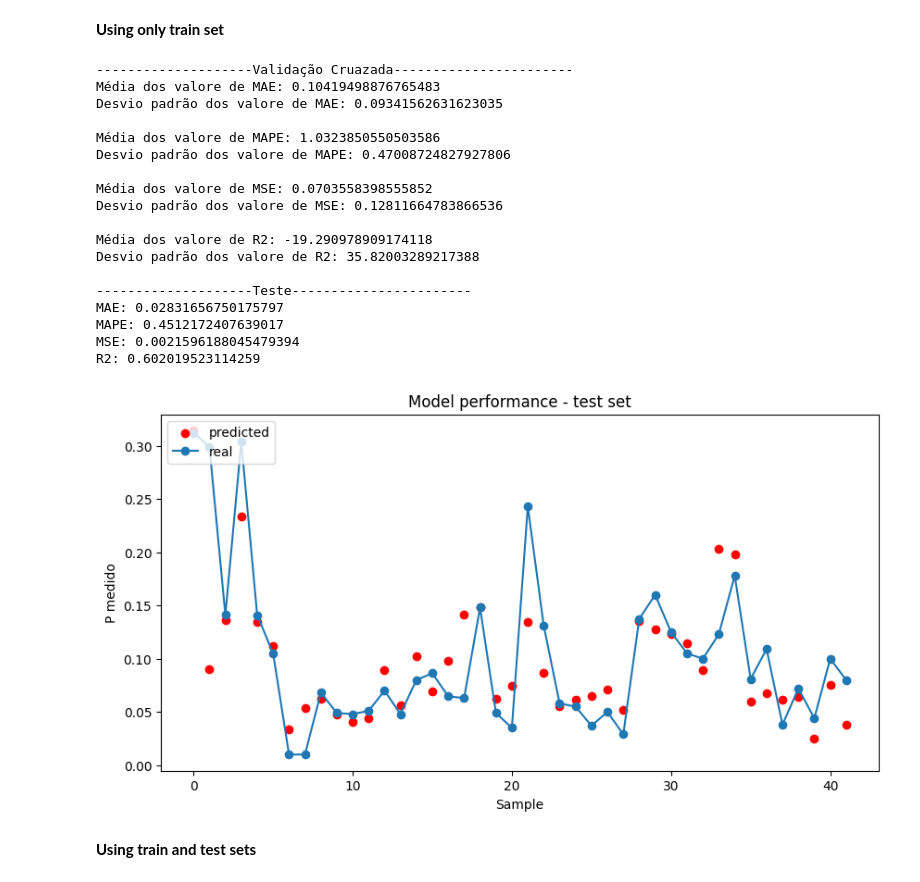
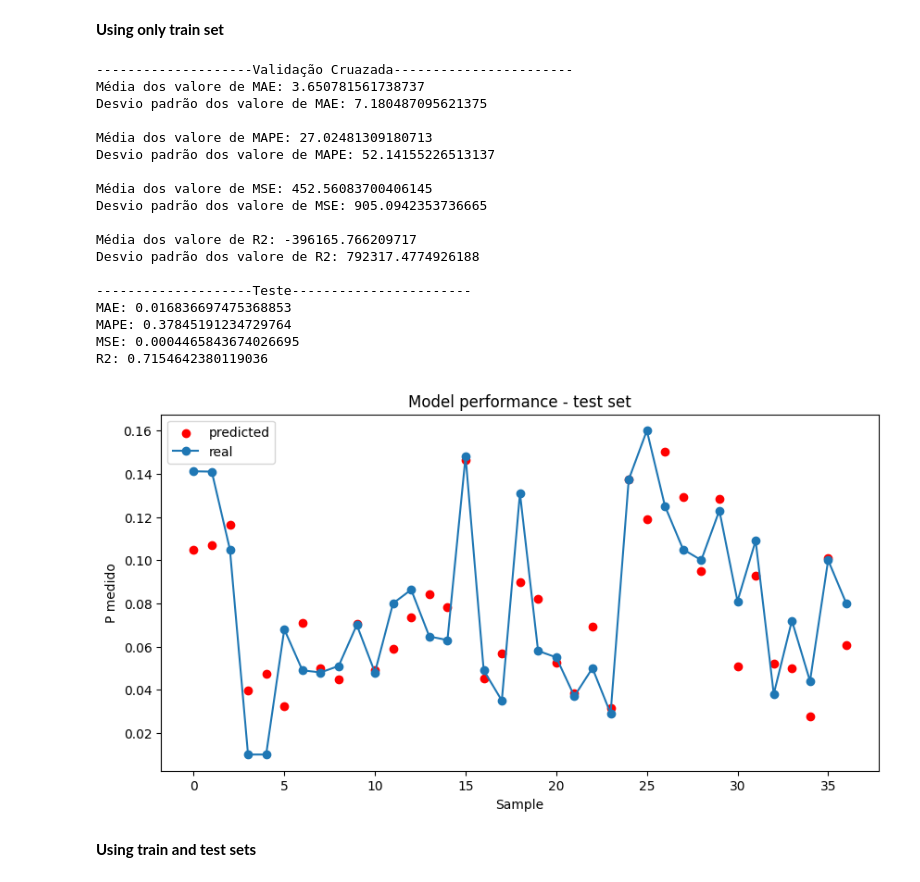
Before and after one commit to gabrie1-s/phosphorus_analysis, a Jupyter notebook: Analise_fosforo.ipynb, the cells around one changed output. Cells and saved outputs as stored; diff of their text form; code cells hidden in the pictures.

Commit message:
Variable selection by correlation + log (target_corr=0.5, variables_corr=0.7, method='Spearman') + outliers removal

```diff
--- a/Analise_fosforo.ipynb
+++ b/Analise_fosforo.ipynb
@@ -191,7 +191,7 @@ def outliers_treatment(dataset, target, method='remotion', median_p_dist=0.1, ta
 
   return dataset, target
 # %%
-to_drop = [val for val in target.index if target[val] > 0.2]
+to_drop = [val for val in target.index if target[val] > 0.4]
 dataset = dataset.drop(index=to_drop)
 dataset.reset_index(drop=True, inplace=True)
 target = target.drop(index=to_drop)
@@ -270,7 +300,7 @@ def one_side_corr(data, target, method='spearman', target_corr=0.5, variables_co
     return accepted_values
 # %%
 poly_df['P'] = target
-poly_corr = one_side_corr(poly_df, 'P',method="spearman", target_corr=0.3, variables_corr=0.5)
+poly_corr = one_side_corr(poly_df, 'P',method="spearman", target_corr=0.5, variables_corr=0.7)
 # %%
 poly_corr
 # %% [output]
@@ -394,9 +423,9 @@ fold_visualizer(data=target,
 # %%
-cv_splits = create_cont_folds(y, n_s=8, n_grp=10, seed=4)
-x_tr = x.iloc[cv_splits[5][0]]
-y_tr = y.iloc[cv_splits[5][0]]
-x_te = x.iloc[cv_splits[5][1]]
-y_te = y.iloc[cv_splits[5][1]]
+cv_splits = create_cont_folds(y, n_s=4, n_grp=5, seed=4)
+x_tr = x.iloc[cv_splits[3][0]]
+y_tr = y.iloc[cv_splits[3][0]]
+x_te = x.iloc[cv_splits[3][1]]
+y_te = y.iloc[cv_splits[3][1]]
 # %% [markdown]
 # 9. Variable Selection
 # %% [markdown]
@@ -673,27 +704,27 @@ def train_test_model(model, x_tr, y_tr, x_te, y_te, lambda_=None, folds=5):
 **Using only train set**
 # %%
 linear_regressor = sklm.LinearRegression()
-train_test_model(linear_regressor, x, y, x, y, lambda_=0, folds=8)
+train_test_model(linear_regressor, x, y, x, y, lambda_=0, folds=5)
 # %% [output]
 --------------------Validação Cruazada-----------------------
-Média dos valore de MAE: 0.10419498876765483
-Desvio padrão dos valore de MAE: 0.09341562631623035
+Média dos valore de MAE: 3.650781561738737
+Desvio padrão dos valore de MAE: 7.180487095621375
 
-Média dos valore de MAPE: 1.0323850550503586
-Desvio padrão dos valore de MAPE: 0.47008724827927806
+Média dos valore de MAPE: 27.02481309180713
+Desvio padrão dos valore de MAPE: 52.14155226513137
 
-Média dos valore de MSE: 0.0703558398555852
-Desvio padrão dos valore de MSE: 0.12811664783866536
+Média dos valore de MSE: 452.56083700406145
+Desvio padrão dos valore de MSE: 905.0942353736665
 
-Média dos valore de R2: -19.290978909174118
-Desvio padrão dos valore de R2: 35.82003289217388
+Média dos valore de R2: -396165.766209717
+Desvio padrão dos valore de R2: 792317.4774926188
 
 --------------------Teste-----------------------
-MAE: 0.02831656750175797
-MAPE: 0.4512172407639017
-MSE: 0.0021596188045479394
-R2: 0.602019523114259
+MAE: 0.016836697475368853
+MAPE: 0.37845191234729764
+MSE: 0.0004465843674026695
+R2: 0.7154642380119036
-[figure, old version]
+[figure, new version]
 # %% [markdown]
 **Using train and test sets**
 # %%
```
Also changed, not shown: parts of 19 cells of this notebook.
